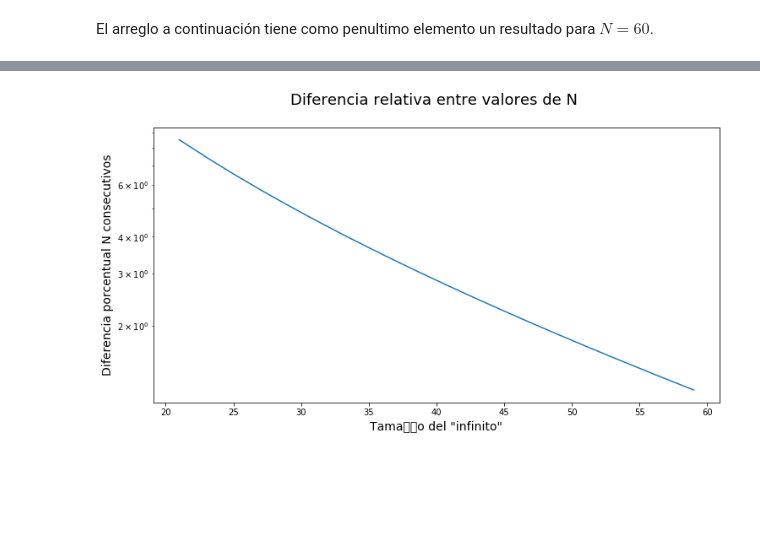
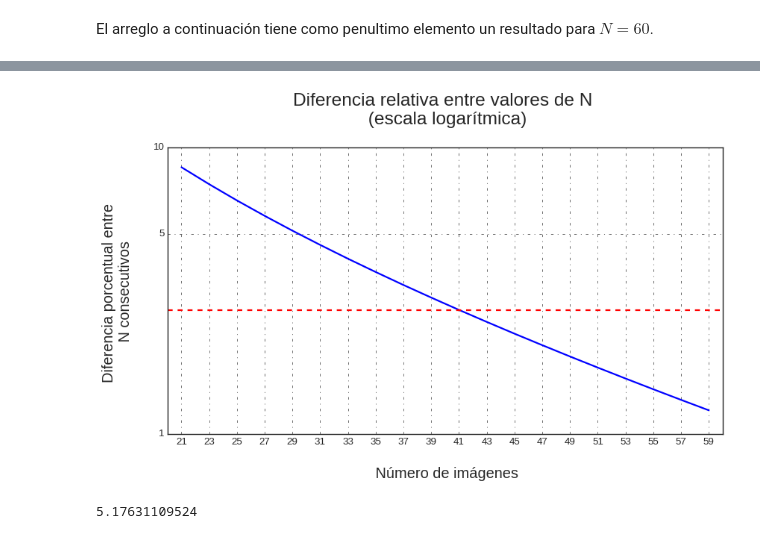
Before and after one commit to ThaNikkitz/Ni-Tesis, a Jupyter notebook: Variable_N.ipynb, the cells around one changed output, grey strips where cells are left out. Saved outputs shown, nothing was run; the diff lists cells and outputs as text; code cells hidden in the pictures; blank space fills up the shorter version.

```diff
--- a/Variable_N.ipynb
+++ b/Variable_N.ipynb
@@ -4,6 +5,8 @@ import matplotlib.pyplot as plt
 # %%
 array_1 = numpy.arange(21,61,2)
 array_2 = numpy.arange(21,63,2)
+log_y_ticks = [1,5,10]
+dummy_y_ticks = [1.0, 5.0, 10.0]
 # %% [markdown]
 Se trabaja con un rango $N\in [21,61]$ para el archivo centered_ion con densidad d04 (1576? lineas)
 # %%
@@ -29,9 +38,22 @@ plt.show()
-# %%
-plt.figure(figsize = (12,6))
-plt.semilogy(array_1, Errores)
-plt.title('Diferencia relativa entre valores de N \n', fontsize = 18)
-plt.xlabel('Tamaño del "infinito"', fontsize = 14)
-plt.ylabel('Diferencia porcentual N consecutivos', fontsize = 14)
-plt.show()
-# %% [output]
-[figure, removed]
+# %%
+graph_2 = plt.figure(figsize = (12,6))
+plt.style.use('seaborn-white')
+# plt.semilogy(array_1, Errores)
+plt.semilogy(array_1, Errores, linewidth = 2)
+plt.title(u'Diferencia relativa entre valores de N \n (escala logarítmica)\n', fontsize = 22)
+plt.xlabel(u'\n Número de imágenes', fontsize = 18)
+plt.ylabel('Diferencia porcentual entre \n N consecutivos \n', fontsize = 18)
+plt.axhline(Errores[10], color = 'red', linestyle = '--', linewidth = 2)
+plt.xticks(numpy.arange(21,61,2), fontsize = 12)
+plt.yticks(dummy_y_ticks, log_y_ticks, fontsize = 12)
+plt.grid(linestyle = '-.', color = 'k')
+plt.show()
+graph_2.savefig('Error_log.pdf', bbox_inches = 'tight')
+# %% [output]
+[figure, added]
+# %%
+asdasd = sum([5.408052, 4.961875, 5.351048, 5.009414, 5.311241, 5.043324, 5.282286, 5.068381, 5.260574, 5.087397, 5.243907, 5.102133, 5.230873, 5.113746, 5.220525, 5.123024, 5.212207, 5.130521, 5.205452, 5.136637, 5.199916])
+len_asd = len(Energias)
+print asdasd/len_asd
+# %% [output]
+5.17631109524
```
Also changed, not shown: parts of 3 cells of this notebook, 27 other files.
